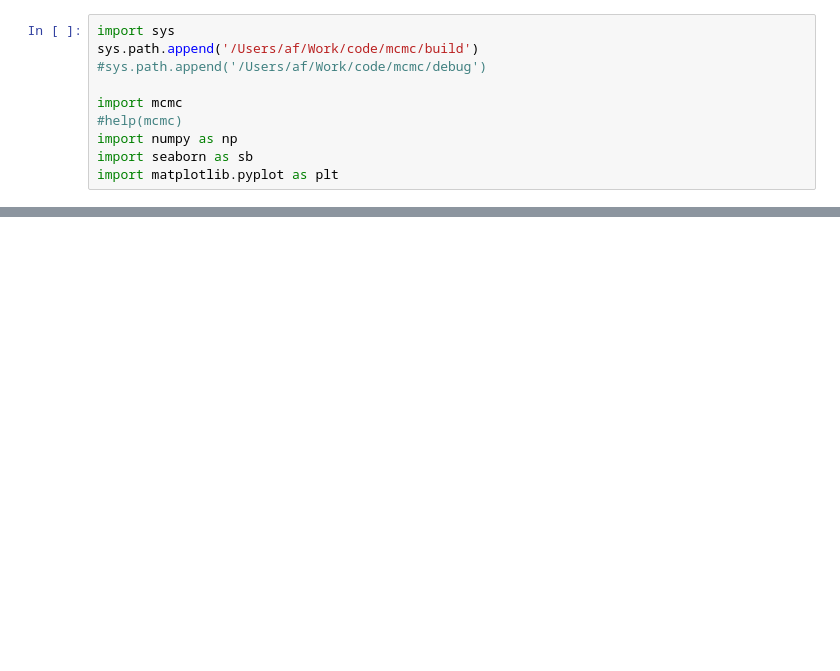
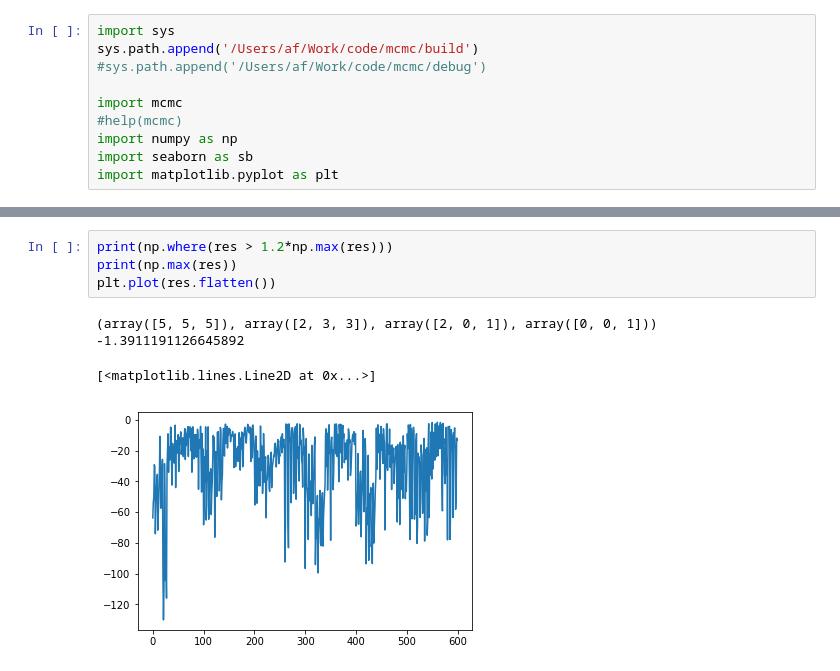
Before and after one commit to AndreasFinke/mcmc, a Jupyter notebook: notebooks/covid3.ipynb, the cells around one changed output, grey strips where cells are left out. Drawn from its saved outputs; the diff is of its cells as text; blank space fills up the shorter version.

```diff
--- a/notebooks/covid3.ipynb
+++ b/notebooks/covid3.ipynb
@@ -224,3 +374,12 @@ starting optim with probSerious = 0.02, probAsymp = 0.30000000000000004, hospita
+# %%
+print(np.where(res > 1.2*np.max(res)))
+print(np.max(res))
+plt.plot(res.flatten())
+# %% [output]
+(array([5, 5, 5]), array([2, 3, 3]), array([2, 0, 1]), array([0, 0, 1]))
+-1.3911191126645892
+[<matplotlib.lines.Line2D at 0x...>]
+[figure, added]
 # %%
 #plt.plot(time_all, chain.getMean("dead")[:] - np.mean(chain.getSamples("dead"),0))
 #plt.show()
```
Also changed, not shown: parts of 8 cells of this notebook, 2 other files.
